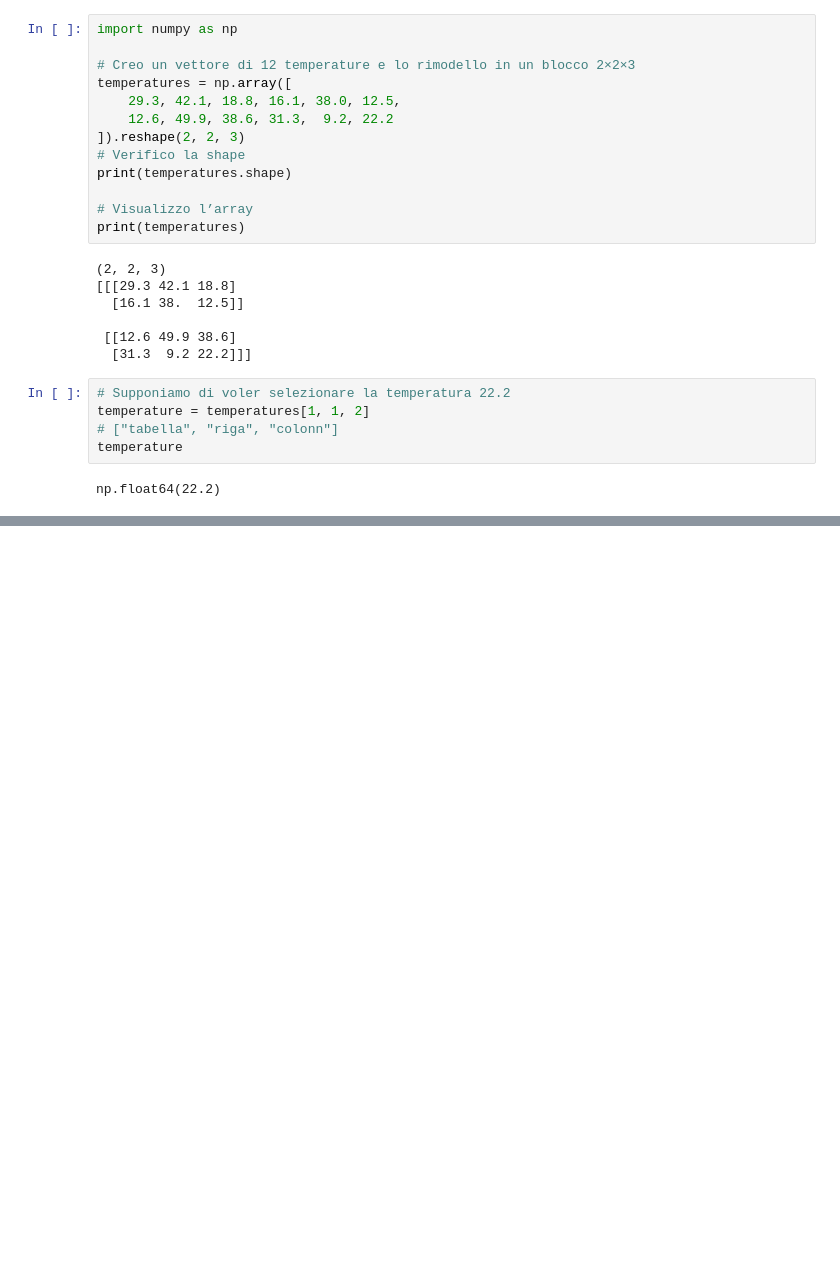
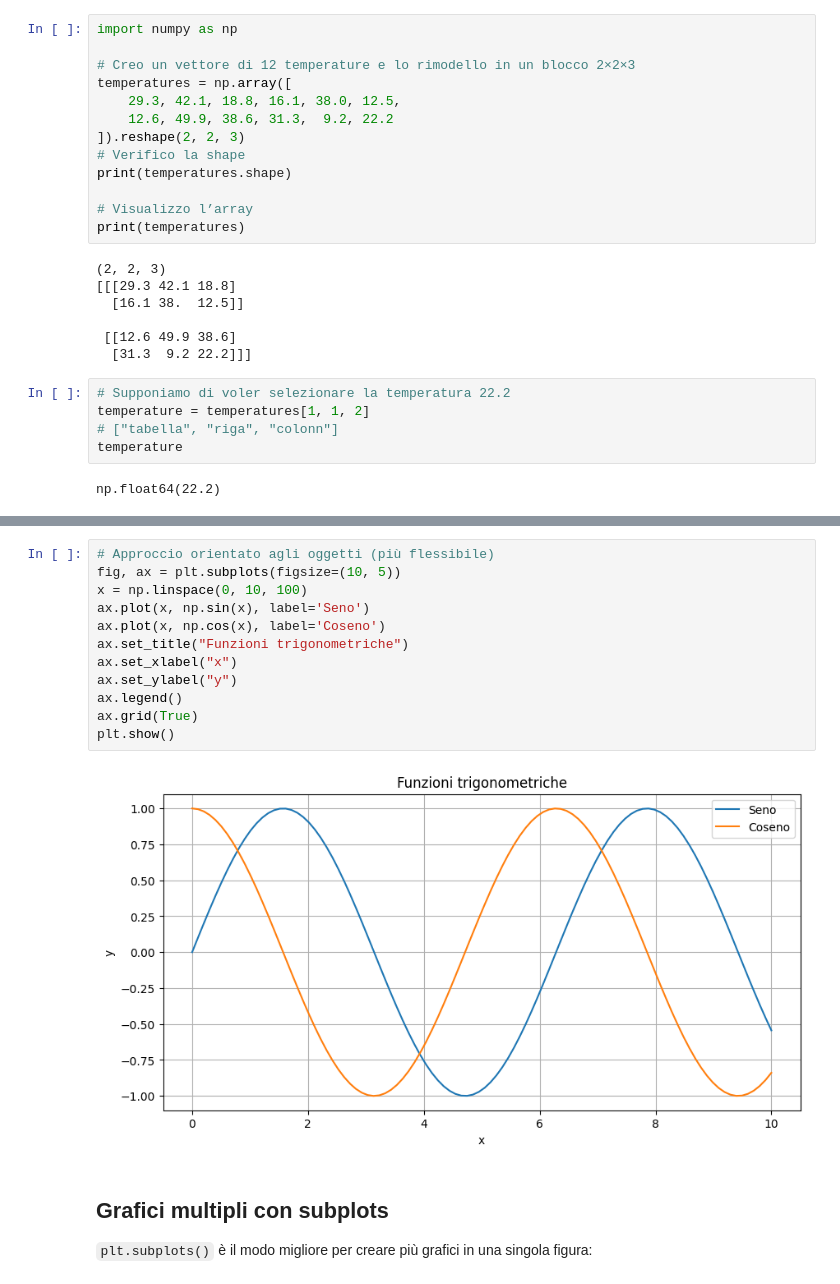
Before and after one commit to Andrea18500/python_course_2, a Jupyter notebook: lezione6.ipynb, the cells around one changed output, grey strips where cells are left out. Saved outputs shown, nothing was run; the diff lists cells and outputs as text; blank space fills up the shorter version.

```diff
--- a/lezione6.ipynb
+++ b/lezione6.ipynb
@@ -737,0 +667,22 @@ print(C)
+# %%
+# Approccio orientato agli oggetti (più flessibile)
+fig, ax = plt.subplots(figsize=(10, 5))
+x = np.linspace(0, 10, 100)
+ax.plot(x, np.sin(x), label='Seno')
+ax.plot(x, np.cos(x), label='Coseno')
+ax.set_title("Funzioni trigonometriche")
+ax.set_xlabel("x")
+ax.set_ylabel("y")
+ax.legend()
+ax.grid(True)
+plt.show()
+# %% [output]
+[figure, added]
+# %% [markdown]
+
+
+
+
+## Grafici multipli con subplots
+
+`plt.subplots()` è il modo migliore per creare più grafici in una singola figura:
```
Also changed, not shown: parts of 62 cells of this notebook, 5 other files.
